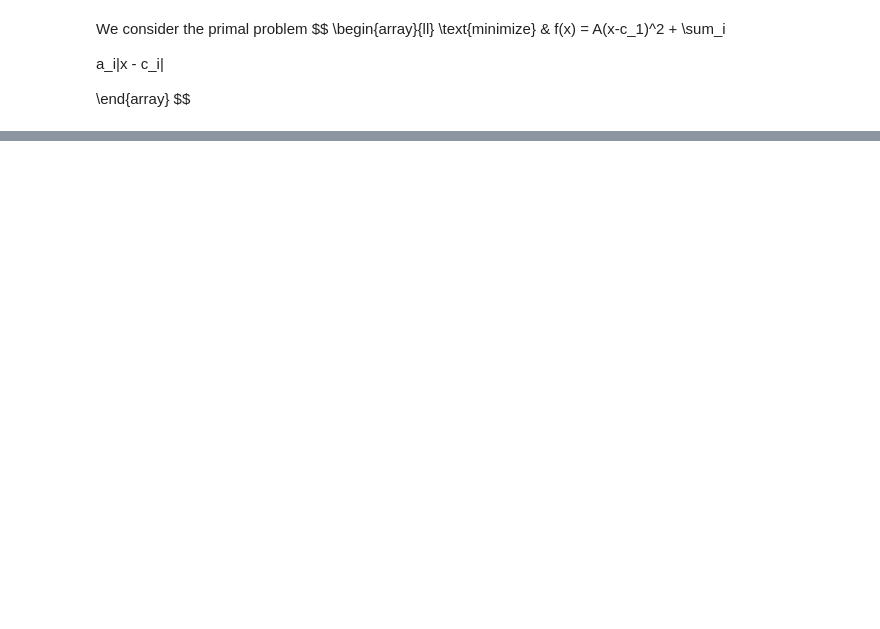
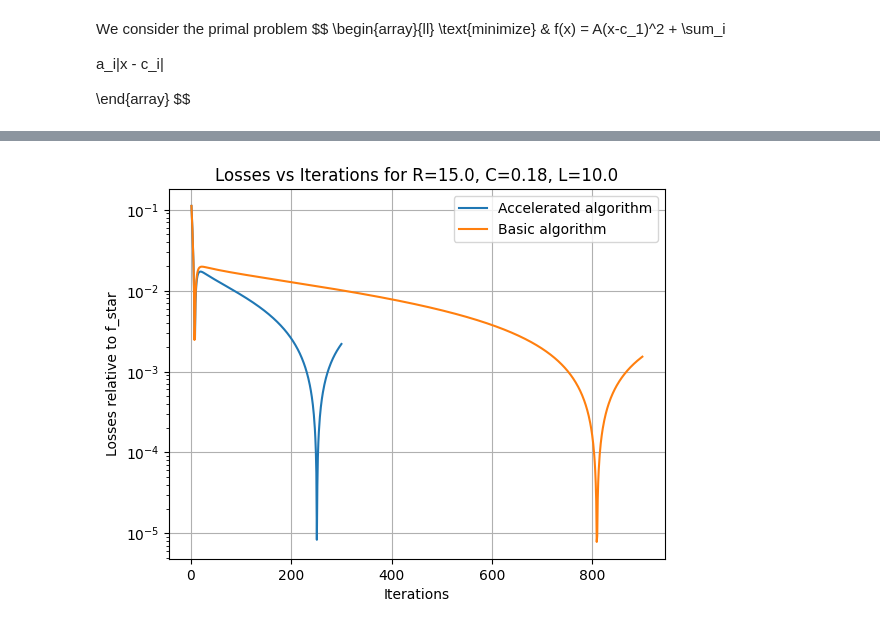
Before and after one commit to tinagaostrawberry/Circuit-Inspired-Optimization-FinalProject, a Jupyter notebook: Multi-agents-optimization/DADMM-star.ipynb, the cells around one changed output, grey strips where cells are left out. Saved outputs shown, nothing was run; the diff lists cells and outputs as text; code cells hidden in the pictures; blank space fills up the shorter version.

Commit message:
DADMM accelerated for multi-agents

```diff
--- a/Multi-agents-optimization/DADMM-star.ipynb
+++ b/Multi-agents-optimization/DADMM-star.ipynb
@@ -114,9 +228,10 @@ def dadmm_star(mus, L_smooth, R, C, L, params=None):
 # %%
-mus   = [0, 1]
+A = 1.0
+mus   = [0, A]
 L_smooth = float("inf")
-C     = 1.0
-L     = 0.5
-R     = 3.0
+L     = 10.0
+R     = 15.0
+C     = 4*L/(R*R)
 
 solver = "ipopt"
 # solver = "ipopt_qcqp"
@@ -283,0 +418,83 @@ optimal value: 1.9999999996838855, optimal risk: 30.499999998103316
+# %%
+# -- Accelerated optimization problem
+e12 = e13 = e14 = e15 = 0.0
+i12 = i13 = i14 = i15 = 0.0
+
+
+e_C = 0.0
+i_C = 0.0
+
+losses2 = []
+K = 300
+H = 0.005
+for k in range(K):
+    h = H/np.sqrt(1 + k)
+    # 1) form your “inputs” into each prox
+    z1 = (R*i12 + e12 + R*i13 + e13 + R*i14 + e14 + R*i15 + e15 + R*i_C + e_C)/5
+    z2 = R*i12 + e12
+    z3 = R*i13 + e13
+    z4 = R*i14 + e14
+    z5 = R*i15 + e15
+
+    # 2) call the two proximal routines
+    x1 = prox_star_node1(z1, R/5, A, c[0], a[0])
+    x2 = prox_star_leaf(z2, R, c[1], a[1])
+    x3 = prox_star_leaf(z3, R, c[2], a[2])
+    x4 = prox_star_leaf(z4, R, c[3], a[3])
+    x5 = prox_star_leaf(z5, R, c[4], a[4])
+
+    # 3) turn those into subgradient‐currents
+    y1 = (5/R)*(z1 - x1)
+    y2 = (1/R)*(z2 - x2)
+    y3 = (1/R)*(z3 - x3)
+    y4 = (1/R)*(z4 - x4)
+    y5 = (1/R)*(z5 - x5)
+
+    # 4) update your interconnect “voltages” (mid-edge nodes)
+    e12_new = 0.5*(x1 + x2)
+    e13_new = 0.5*(x1 + x3)
+    e14_new = 0.5*(x1 + x4)
+    e15_new = 0.5*(x1 + x5)
+
+    # 5) update your “inductor currents”
+    i12_new = i12 + (h/L)*(e12_new - x1)
+    i13_new = i13 + (h/L)*(e13_new - x1)
+    i14_new = i14 + (h/L)*(e14_new - x1)
+    i15_new = i15 + (h/L)*(e15_new - x1)
+
+    # 5b) update capacitor state
+    e_C_new = e_C - (h/C) * (
+        i_C
+    + i12 + i13 + i14 + i15
+    + (e_C - x1) / R
+    )
+    i_C_new = i_C + (h/L)*(e_C - x1)
+
+    # 5c) commit both sets of states
+    e_C, i_C = e_C_new, i_C_new
+
+    # 6) commit the new states
+    e12, e13, e14, e15 = e12_new, e13_new, e14_new, e15_new
+    i12, i13, i14, i15 = i12_new, i13_new, i14_new, i15_new
+
+    # 7) (optionally) measure the current objective‐gap
+    xk = x1
+    fk = A*(xk - c[0])**2 + np.sum(a*np.abs(xk - c))
+    losses2.append(abs(fk - f_star)/f_star)
+    print(f"iter {k+1}: {losses2[-1]}")
+
+print(f"optimal value: {xk}, optimal risk: {fk}")
+
+
+
+X_epoch2 = np.arange(1, K+1)
+plt.semilogy(X_epoch2, losses2, label="Accelerated algorithm")
+plt.semilogy(X_epoch1, losses1, label="Basic algorithm")
+plt.xlabel("Iterations")
+plt.ylabel(f"Losses relative to f_star")
+plt.title(f"Losses vs Iterations for R={R}, C={C:.2f}, L={L}")
+plt.legend()
+plt.grid()
+plt.show()
+# -- plot the losses
+# %% [output]
@@ -283,0 +518 @@ optimal value: 1.9999999996838855, optimal risk: 30.499999998103316
+[figure, added]
```
Also changed, not shown: parts of 11 cells of this notebook.
